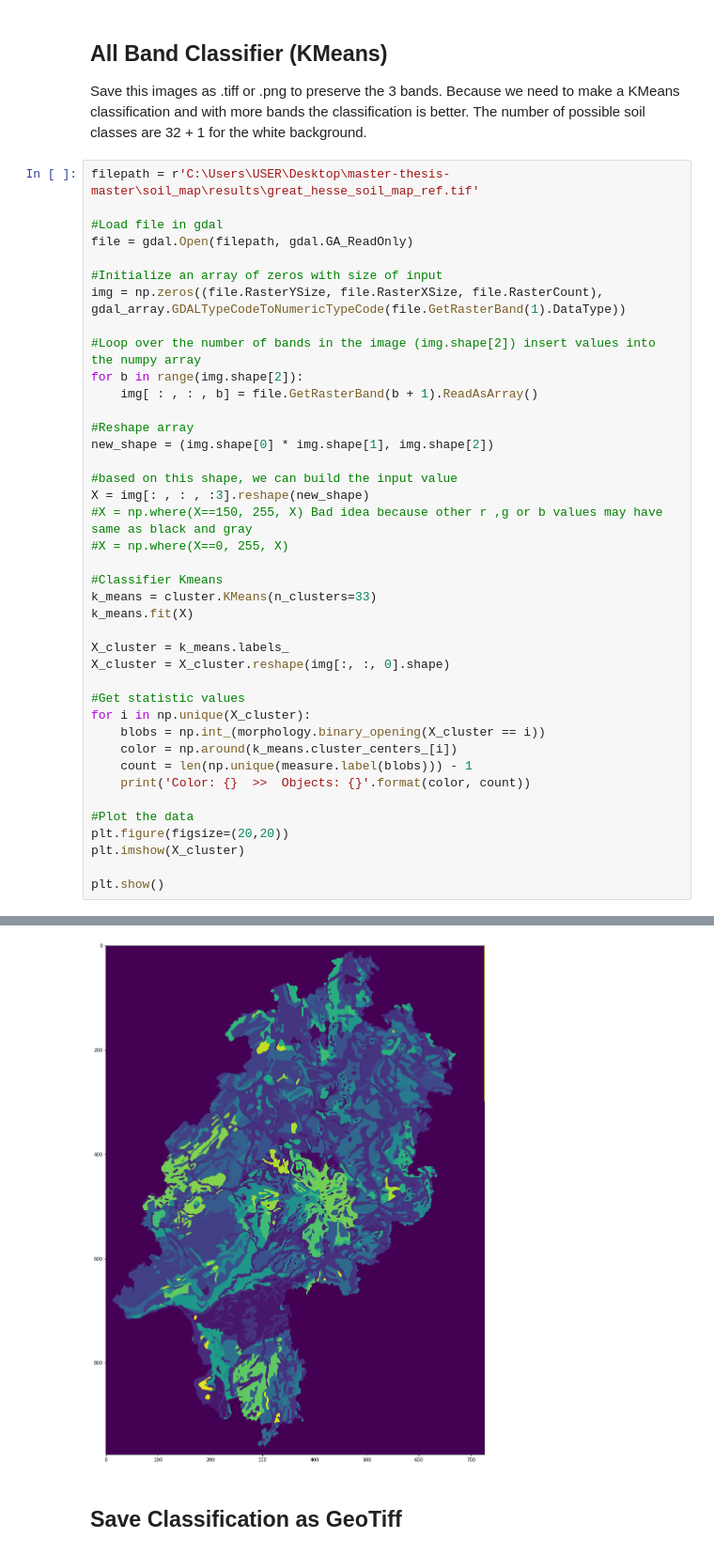
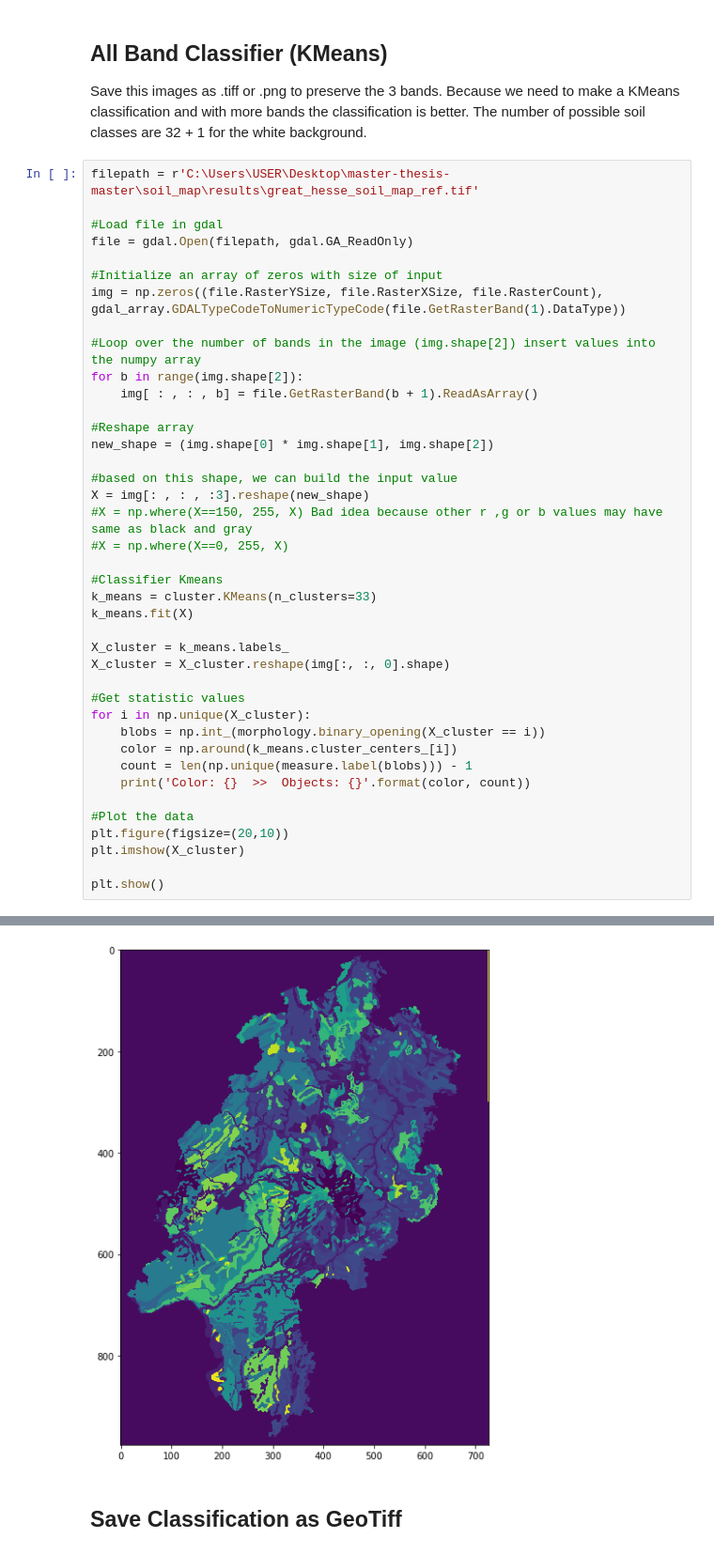
Before and after one commit to till90/master-thesis, a Jupyter notebook: Master_Thesis_Till.ipynb, the cells around one changed output, grey strips where cells are left out. Shown: that part at 94% size. Saved outputs shown, nothing was run; the diff lists cells and outputs as text.

```diff
--- a/Master_Thesis_Till.ipynb
+++ b/Master_Thesis_Till.ipynb
@@ -185,7 +194,7 @@ for i in np.unique(X_cluster):
     print('Color: {}  >>  Objects: {}'.format(color, count))
 
 #Plot the data
-plt.figure(figsize=(20,20))
+plt.figure(figsize=(20,10))
 plt.imshow(X_cluster)
 
 plt.show()
@@ -205,9 +214,9 @@ Color: [238. 222.  77.]  >>  Objects: 73
 ... (17 lines left out)
 Color: [220. 148. 184.]  >>  Objects: 2
 Color: [255. 229. 132.]  >>  Objects: 12
 Color: [216. 167. 111.]  >>  Objects: 6
 Color: [256. 256. 256.]  >>  Objects: 0
-[figure, old version]
+[figure, new version]
 # %% [markdown]
 ## Save Classification as GeoTiff
 # %%
```
Also changed, not shown: parts of 11 cells of this notebook.
